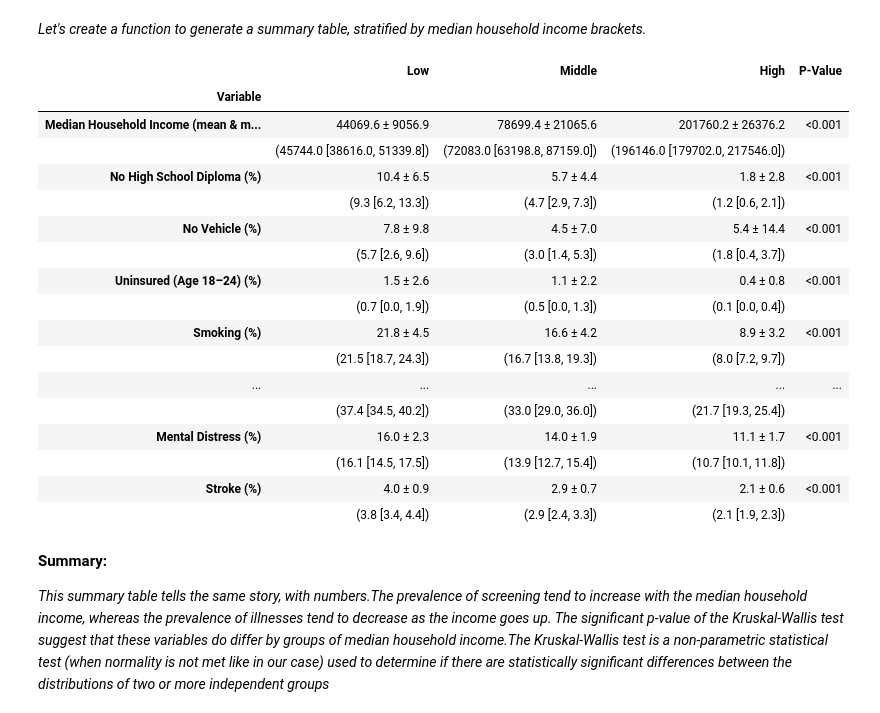
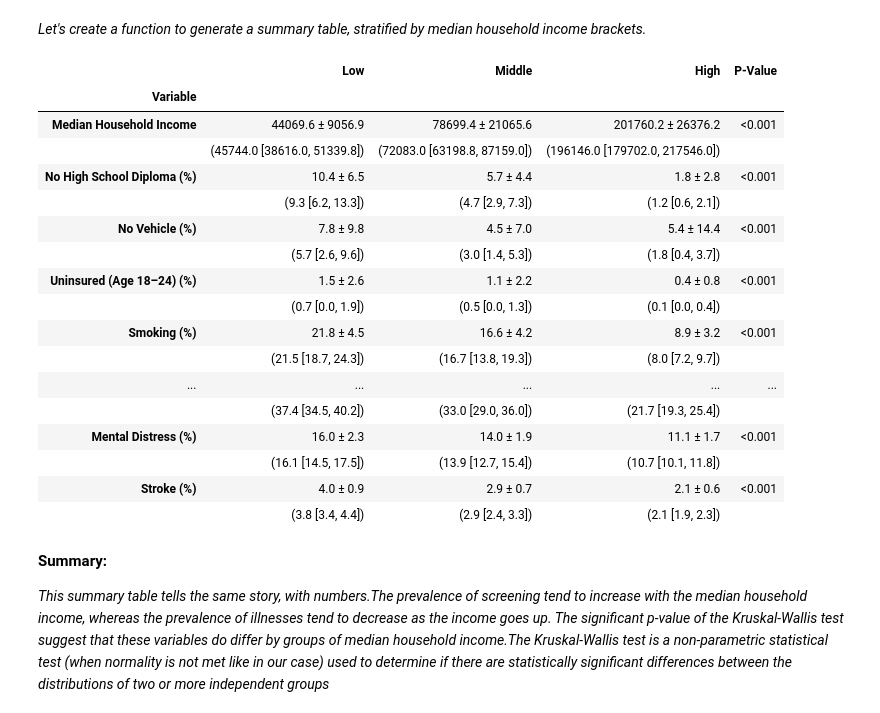
Before and after one commit to andrewnana/Python-data-cleaning-merging-visualization-and-modeling, a Jupyter notebook: acs-cdc.ipynb, the cells around one changed output. Saved outputs shown, nothing was run; the diff lists cells and outputs as text; code cells hidden in the pictures.

```diff
--- a/acs-cdc.ipynb
+++ b/acs-cdc.ipynb
@@ -1244,7 +1244,7 @@ def print_table_one(table):
 # %%
 # Listing and renaming variables
 rename_map = {
-    'Median_Household_Income': 'Median Household Income (mean & median)',
+    'Median_Household_Income': 'Median Household Income',
     'Pct_No_High_School_Diploma': 'No High School Diploma (%)',
     'Pct_No_Vehicle': 'No Vehicle (%)',
     'Pct_Uninsured_18_24': 'Uninsured (Age 18–24) (%)',
@@ -1256,34 +1256,34 @@ rename_map = {
     'cervical_screening': 'Cervical Screening (%)',
     'cholesterol_screening': 'Cholesterol Screening (%)',
     'diabetes': 'Diabetes (%)',
     'hypertension': 'Hypertension (%)',
     'copd': 'COPD (%)',
     'cancer': 'Cancer (%)',
     'obesity': 'Obesity (%)',
     'mental_distress': 'Mental Distress (%)',
     'stroke': 'Stroke (%)'
 }
 
 # Generate table
 table1 = create_table_one(
     df=place_acs,
     group_col="MHI_cat",
     continuous_vars=[
         'Median_Household_Income', 'Pct_No_High_School_Diploma',
         'Pct_No_Vehicle', 'Pct_Uninsured_18_24', 'smoking', 'binge_drinking',
         'routine_checkup', 'colorectal_screening', 'mammography',
         'cervical_screening', 'cholesterol_screening', 'diabetes',
         'hypertension', 'copd', 'cancer', 'obesity', 'mental_distress', 'stroke'
     ],
     categorical_vars=[],  # Add categorical vars if needed
     ordered_groups=["Low", "Middle", "High"],
     rename_map=rename_map
 )
 table1
 # %% [output]
 |  | Low | Middle | High | P-Value |
 | Variable |  |  |  |  |
-| Median Household Income (mean & m... | 44069.6 ± 9056.9 | 78699.4 ± 21065.6 | 201760.2 ± 26376.2 | <0.001 |
+| Median Household Income | 44069.6 ± 9056.9 | 78699.4 ± 21065.6 | 201760.2 ± 26376.2 | <0.001 |
 |  | (45744.0 [38616.0, 51339.8]) | (72083.0 [63198.8, 87159.0]) | (196146.0 [179702.0, 217546.0]) |  |
 | No High School Diploma (%) | 10.4 ± 6.5 | 5.7 ± 4.4 | 1.8 ± 2.8 | <0.001 |
 |  | (9.3 [6.2, 13.3]) | (4.7 [2.9, 7.3]) | (1.2 [0.6, 2.1]) |  |
```
